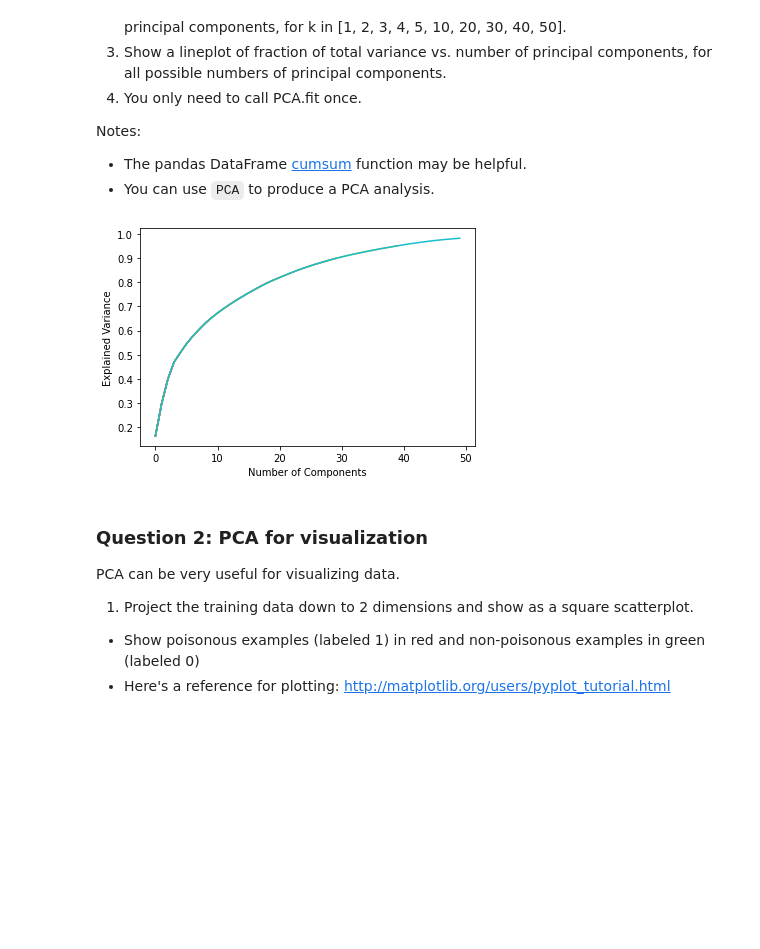
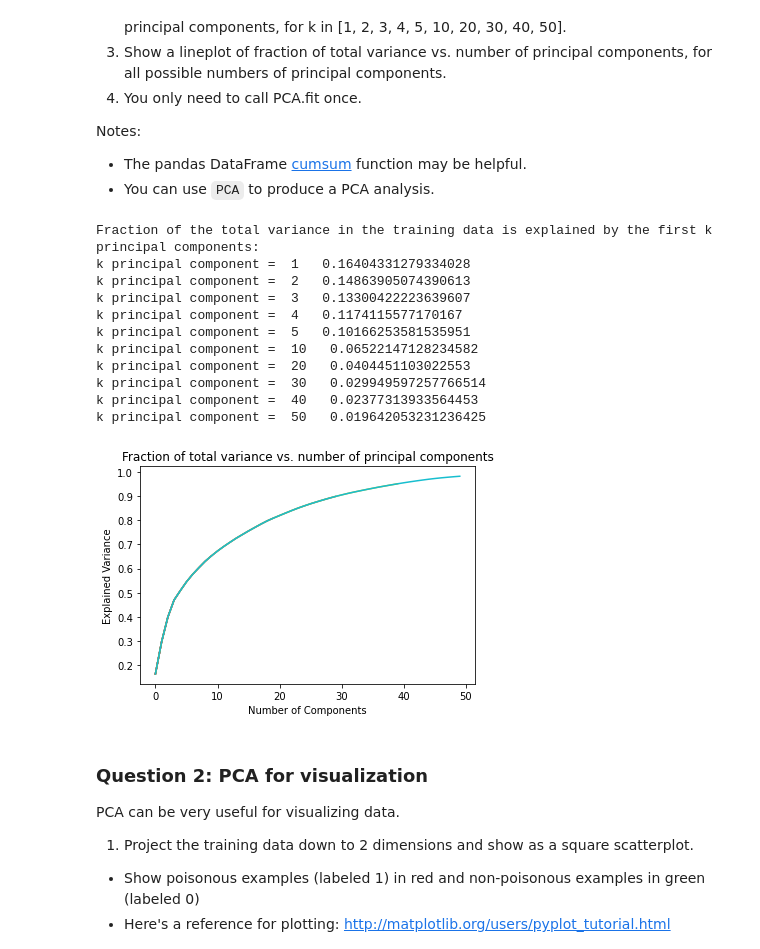
Before and after one commit to ssburgan/w207_coursework, a Jupyter notebook: Sybil_SantosBurgan_project4.ipynb, the cells around one changed output. Drawn from its saved outputs; the diff is of its cells as text; code cells hidden in the pictures; blank space fills up the shorter version.

```diff
--- a/Sybil_SantosBurgan_project4.ipynb
+++ b/Sybil_SantosBurgan_project4.ipynb
@@ -97,23 +97,38 @@ Notes:
 # %%
 def P1():
     ## STUDENT START ###
     k_values = [1, 2, 3, 4, 5, 10, 20, 30, 40, 50]
     # Instantiate PCA
+    print('Fraction of the total variance in the training data is explained by the first k principal components:')
+    plt.title('Fraction of total variance vs. number of principal components')
     pca = PCA()
     for k in k_values:
         # Set number of components
         pca.n_components = k
 
         # Fit PCA to features
         pca = pca.fit(train_data)
+
+        print('k principal component = ', k,' ' ,np.cumsum(pca.explained_variance_ratio_)[-1]/k)
         plt.plot(np.cumsum(pca.explained_variance_ratio_))
         plt.xlabel('Number of Components')
         plt.ylabel('Explained Variance')
     ## STUDENT END ###
 
 P1()
 # %% [output]
+Fraction of the total variance in the training data is explained by the first k principal components:
+k principal component =  1   0.16404331279334028
+k principal component =  2   0.14863905074390613
+k principal component =  3   0.13300422223639607
+k principal component =  4   0.1174115577170167
+k principal component =  5   0.10166253581535951
+k principal component =  10   0.06522147128234582
+k principal component =  20   0.0404451103022553
+k principal component =  30   0.029949597257766514
+k principal component =  40   0.02377313933564453
+k principal component =  50   0.019642053231236425
-[figure, old version]
+[figure, new version]
 # %% [markdown]
 ### Question 2: PCA for visualization
 
```
Also changed, not shown: parts of 3 cells of this notebook.
